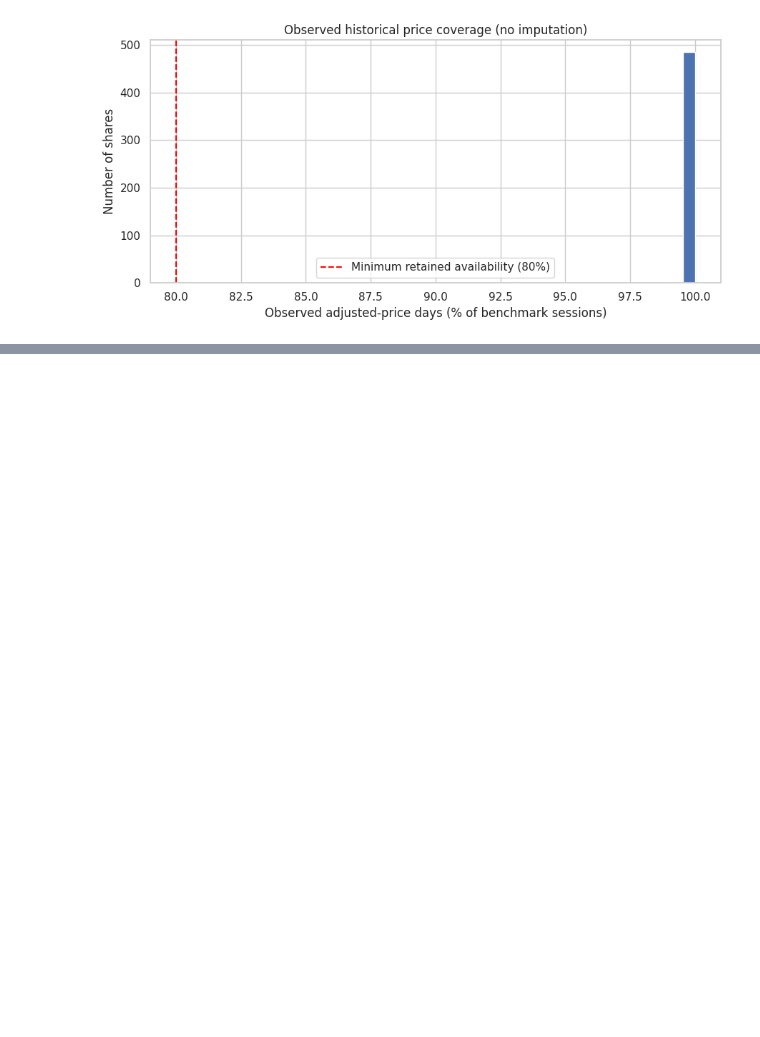
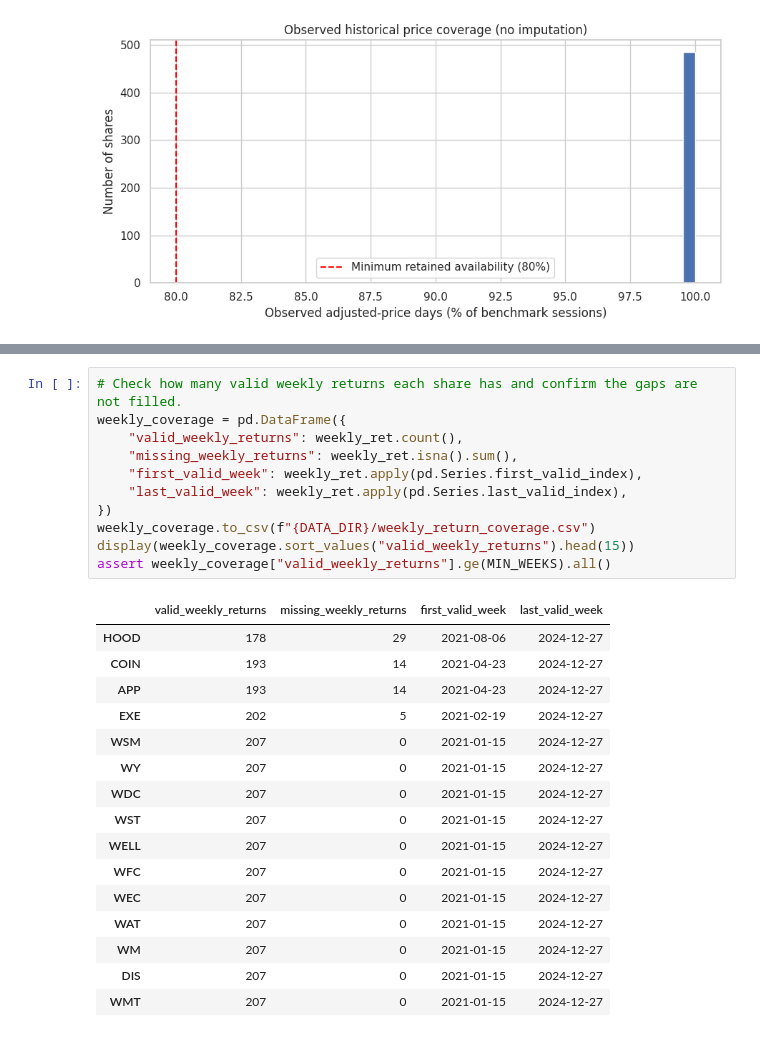
Before and after one commit to Dewdahara/CRMCM_CW1_w2054873, a Jupyter notebook: CRMCM_CW1_w2054873.ipynb, the cells around one changed output, grey strips where cells are left out. Drawn from its saved outputs; the diff is of its cells as text; blank space fills up the shorter version.

```diff
--- a/CRMCM_CW1_w2054873.ipynb
+++ b/CRMCM_CW1_w2054873.ipynb
@@ -657,0 +858,28 @@ plt.show()
+# %%
+# Check how many valid weekly returns each share has and confirm the gaps are not filled.
+weekly_coverage = pd.DataFrame({
+    "valid_weekly_returns": weekly_ret.count(),
+    "missing_weekly_returns": weekly_ret.isna().sum(),
+    "first_valid_week": weekly_ret.apply(pd.Series.first_valid_index),
+    "last_valid_week": weekly_ret.apply(pd.Series.last_valid_index),
+})
+weekly_coverage.to_csv(f"{DATA_DIR}/weekly_return_coverage.csv")
+display(weekly_coverage.sort_values("valid_weekly_returns").head(15))
+assert weekly_coverage["valid_weekly_returns"].ge(MIN_WEEKS).all()
+# %% [output]
+|  | valid_weekly_returns | missing_weekly_returns | first_valid_week | last_valid_week |
+| HOOD | 178 | 29 | 2021-08-06 | 2024-12-27 |
+| COIN | 193 | 14 | 2021-04-23 | 2024-12-27 |
+| APP | 193 | 14 | 2021-04-23 | 2024-12-27 |
+| EXE | 202 | 5 | 2021-02-19 | 2024-12-27 |
+| WSM | 207 | 0 | 2021-01-15 | 2024-12-27 |
+| WY | 207 | 0 | 2021-01-15 | 2024-12-27 |
+| WDC | 207 | 0 | 2021-01-15 | 2024-12-27 |
+| WST | 207 | 0 | 2021-01-15 | 2024-12-27 |
+| WELL | 207 | 0 | 2021-01-15 | 2024-12-27 |
+| WFC | 207 | 0 | 2021-01-15 | 2024-12-27 |
+| WEC | 207 | 0 | 2021-01-15 | 2024-12-27 |
+| WAT | 207 | 0 | 2021-01-15 | 2024-12-27 |
+| WM | 207 | 0 | 2021-01-15 | 2024-12-27 |
+| DIS | 207 | 0 | 2021-01-15 | 2024-12-27 |
+| WMT | 207 | 0 | 2021-01-15 | 2024-12-27 |
```
Also changed, not shown: parts of 13 cells of this notebook.
